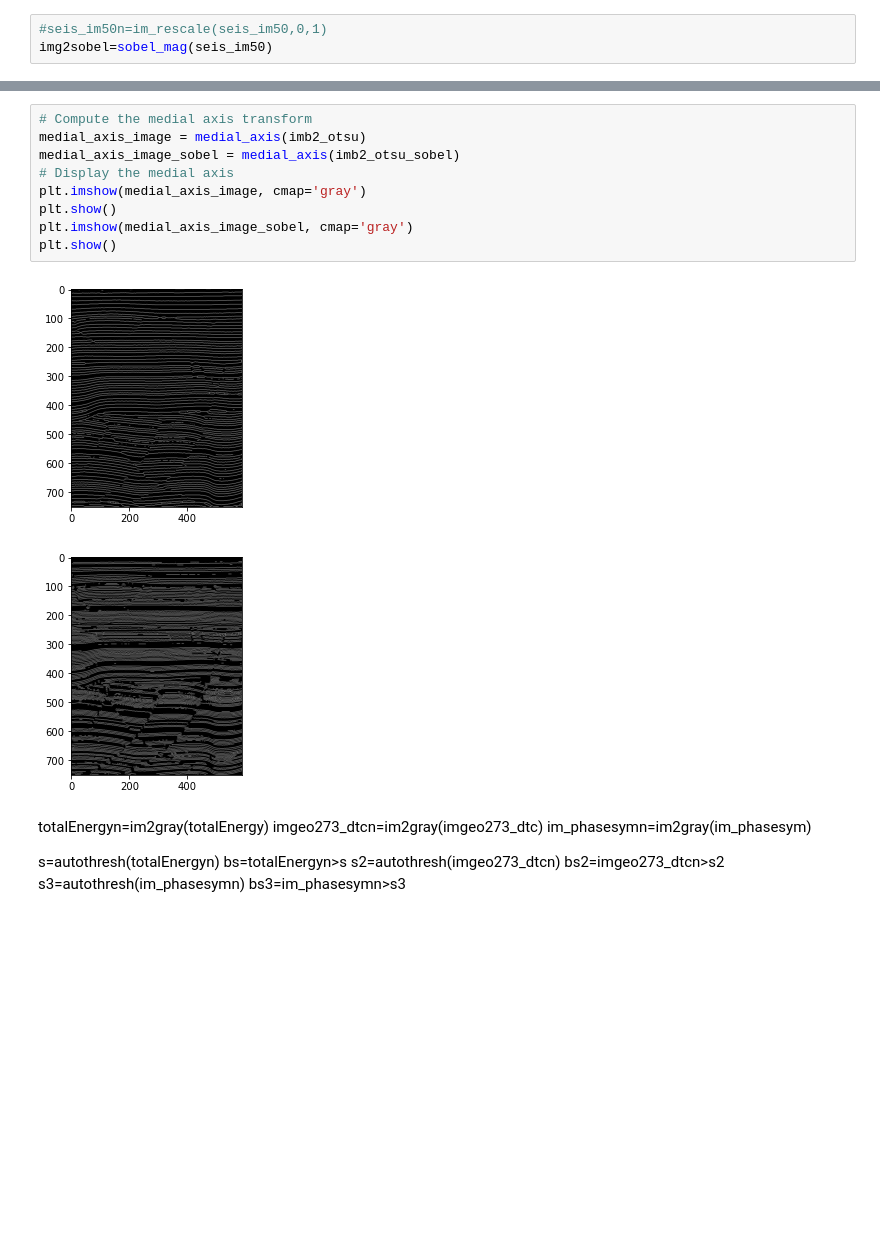
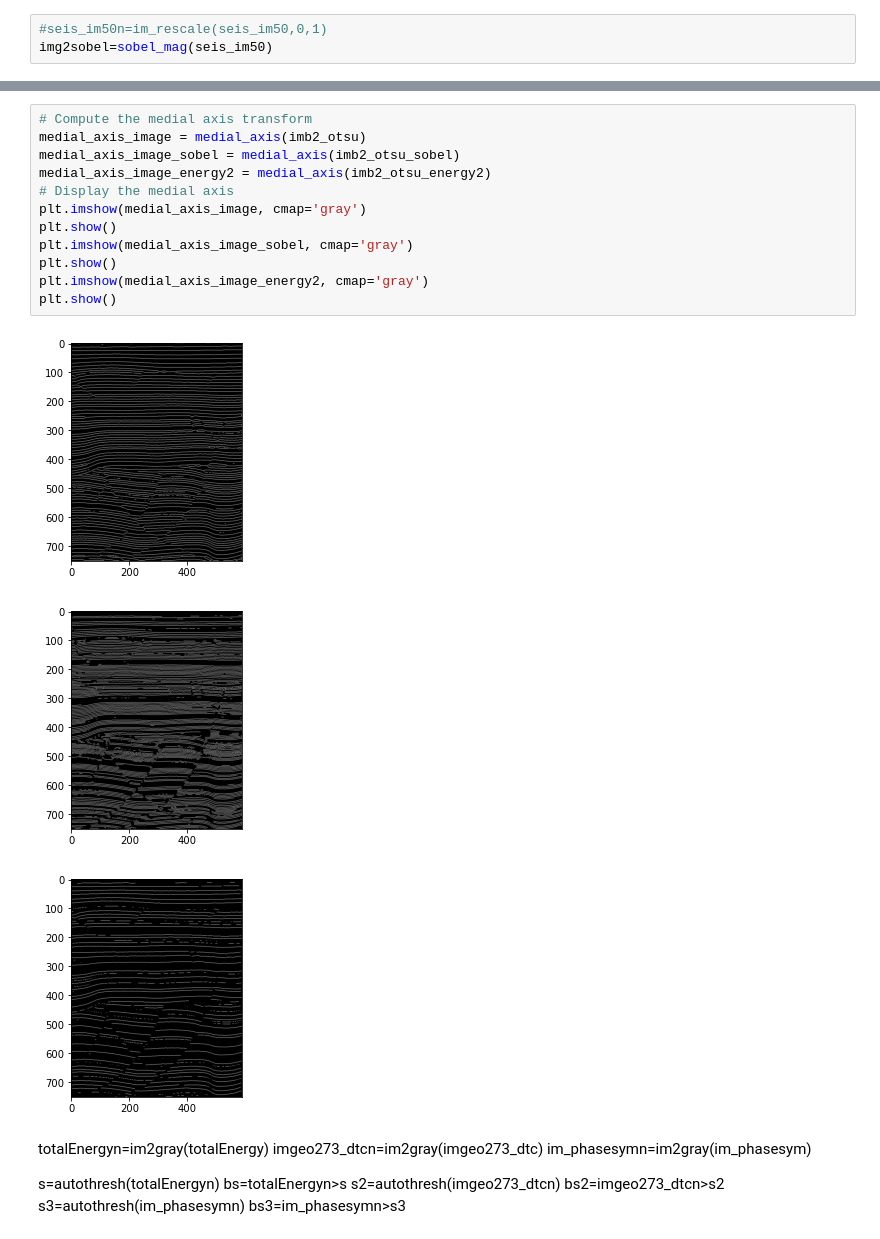
Before and after one commit to novalisja/phase_energy_2, a Jupyter notebook: pr.ipynb, the cells around one changed output, grey strips where cells are left out. Saved outputs shown, nothing was run; the diff lists cells and outputs as text; blank space fills up the shorter version.

```diff
--- a/pr.ipynb
+++ b/pr.ipynb
@@ -300,15 +305,19 @@ plt.show()
 # %%
 # Compute the medial axis transform
 medial_axis_image = medial_axis(imb2_otsu)
 medial_axis_image_sobel = medial_axis(imb2_otsu_sobel)
+medial_axis_image_energy2 = medial_axis(imb2_otsu_energy2)
 # Display the medial axis
 plt.imshow(medial_axis_image, cmap='gray')
 plt.show()
 plt.imshow(medial_axis_image_sobel, cmap='gray')
 plt.show()
+plt.imshow(medial_axis_image_energy2, cmap='gray')
+plt.show()
 # %% [output]
 [figure]
 [figure]
+[figure, added]
 # %% [markdown]
 totalEnergyn=im2gray(totalEnergy)
 imgeo273_dtcn=im2gray(imgeo273_dtc)
```
Also changed, not shown: parts of 2 cells of this notebook.
